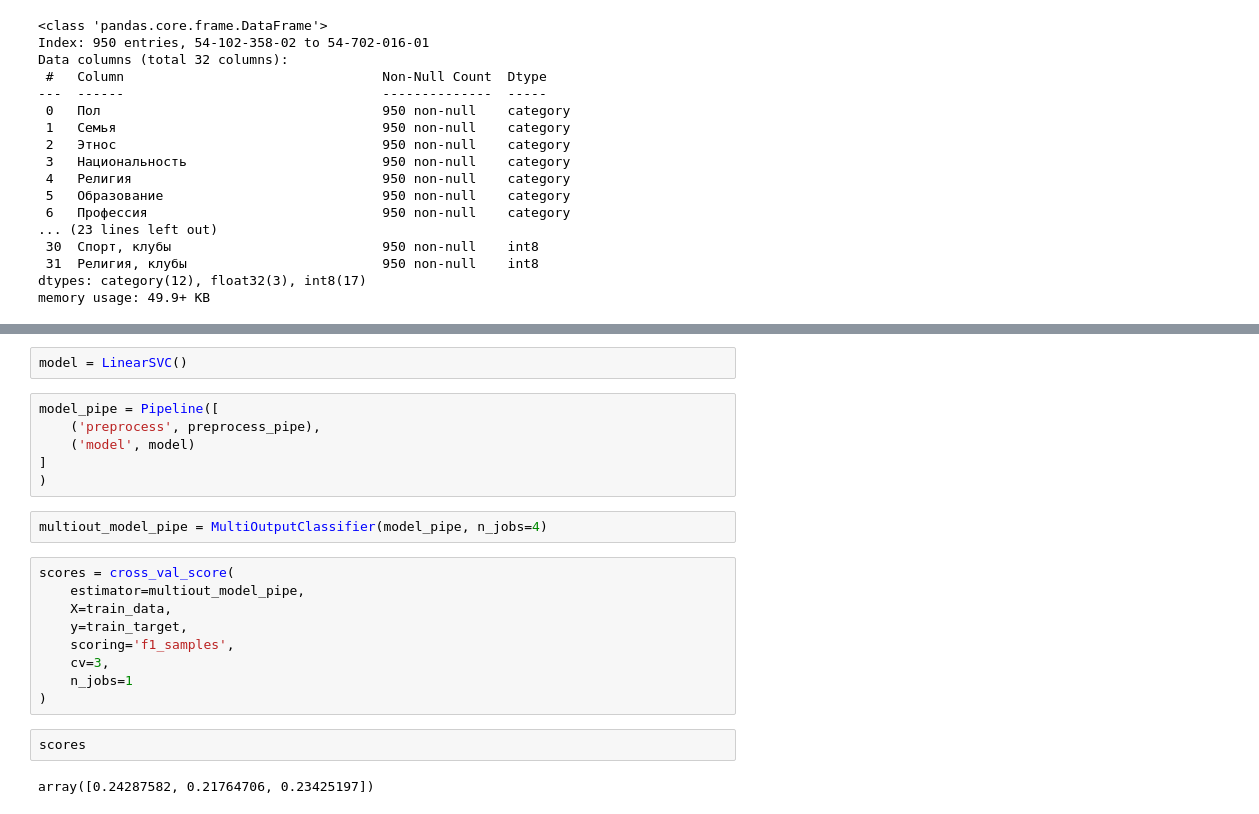
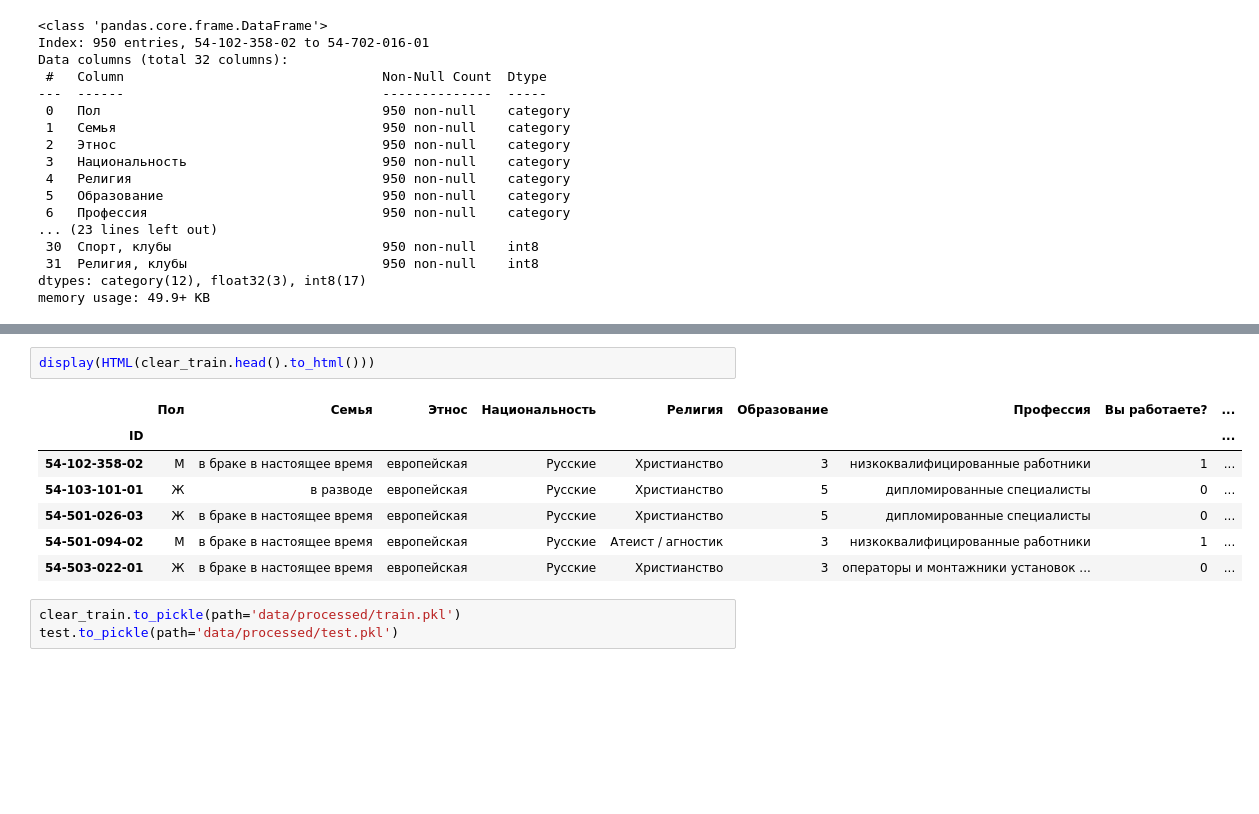
Before and after one commit to HabKaffee/hse_workshop_classification, a Jupyter notebook: notebooks/EDA.ipynb, the cells around one changed output, grey strips where cells are left out. Drawn from its saved outputs; the diff is of its cells as text; blank space fills up the shorter version.

```diff
--- a/notebooks/EDA.ipynb
+++ b/notebooks/EDA.ipynb
@@ -298,23 +180,13 @@ preprocess_pipe = ColumnTransformer(transformers=[
-# %%
-model = LinearSVC()
-# %%
-model_pipe = Pipeline([
-    ('preprocess', preprocess_pipe),
-    ('model', model)
-]
-)
-# %%
-multiout_model_pipe = MultiOutputClassifier(model_pipe, n_jobs=4)
-# %%
-scores = cross_val_score(
-    estimator=multiout_model_pipe,
-    X=train_data,
-    y=train_target,
-    scoring='f1_samples',
-    cv=3,
-    n_jobs=1
-)
-# %%
-scores
-# %% [output]
-array([0.24287582, 0.21764706, 0.23425197])
+# %%
+display(HTML(clear_train.head().to_html()))
+# %% [output]
+|  | Пол | Семья | Этнос | Национальность | Религия | Образование | Профессия | Вы работаете? | ... |
+| ID |  |  |  |  |  |  |  |  | ... |
+| 54-102-358-02 | М | в браке в настоящее время | европейская | Русские | Христианство | 3 | низкоквалифицированные работники | 1 | ... |
+| 54-103-101-01 | Ж | в разводе | европейская | Русские | Христианство | 5 | дипломированные специалисты | 0 | ... |
+| 54-501-026-03 | Ж | в браке в настоящее время | европейская | Русские | Христианство | 5 | дипломированные специалисты | 0 | ... |
+| 54-501-094-02 | М | в браке в настоящее время | европейская | Русские | Атеист / агностик | 3 | низкоквалифицированные работники | 1 | ... |
+| 54-503-022-01 | Ж | в браке в настоящее время | европейская | Русские | Христианство | 3 | операторы и монтажники установок ... | 0 | ... |
+# %%
+clear_train.to_pickle(path='data/processed/train.pkl')
+test.to_pickle(path='data/processed/test.pkl')
```
Also changed, not shown: parts of 40 cells of this notebook, 6 other files.
